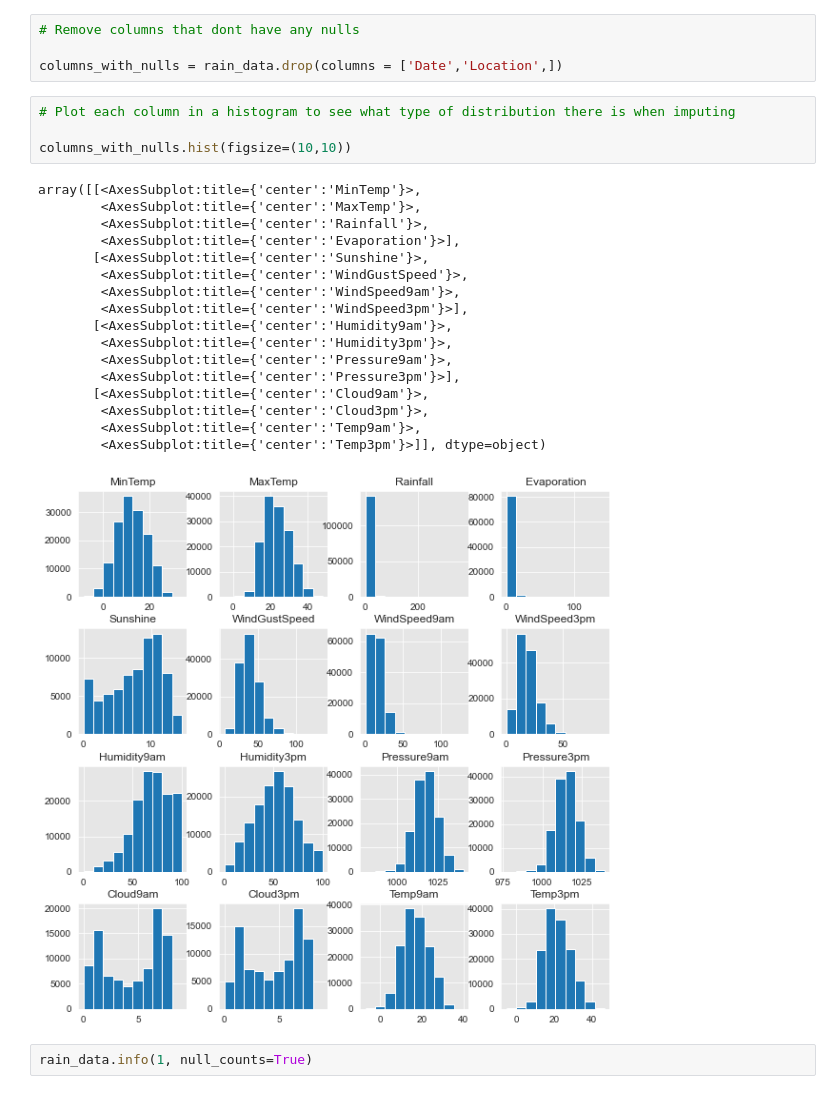
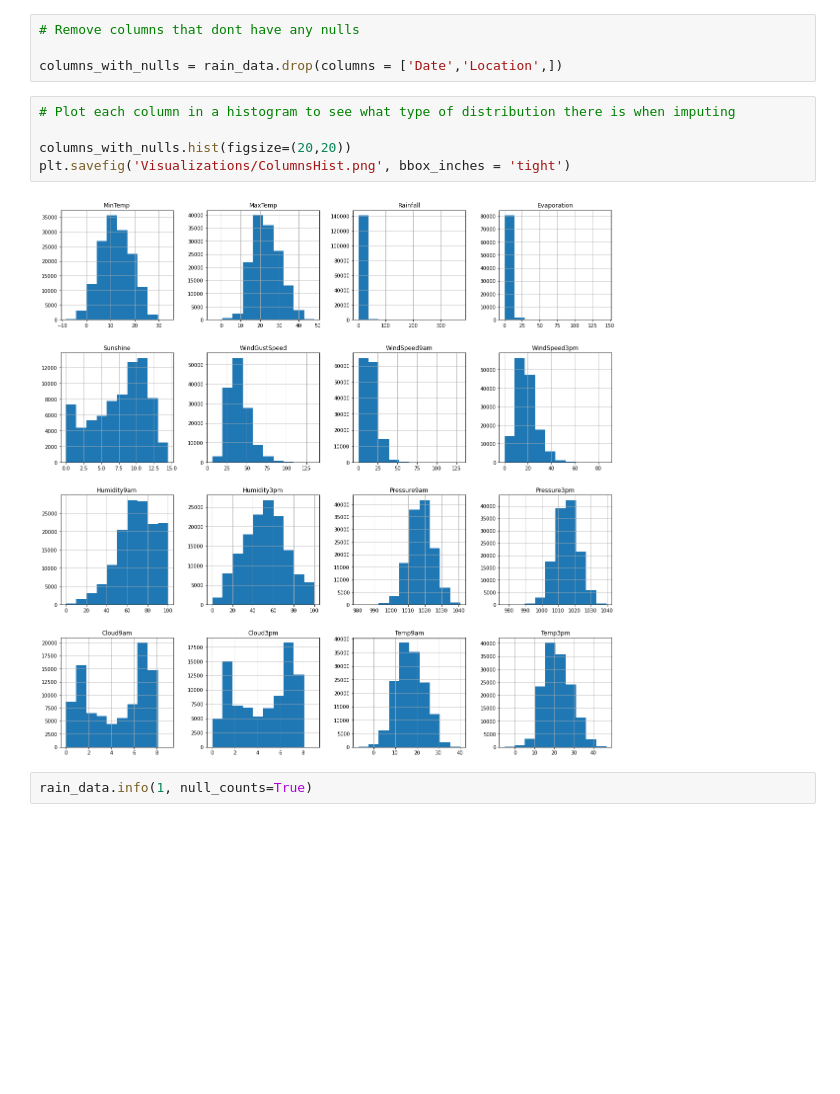
Before and after one commit to justingrisanti/dsc-phase-3-project, a Jupyter notebook: Module 3 Final Project.ipynb, the cells around one changed output. Cells and saved outputs as stored; diff of their text form; blank space fills up the shorter version.

```diff
--- a/Module 3 Final Project.ipynb
+++ b/Module 3 Final Project.ipynb
@@ -168,25 +168,10 @@ columns_with_nulls = rain_data.drop(columns = ['Date','Location',])
 # %%
 # Plot each column in a histogram to see what type of distribution there is when imputing
 
-columns_with_nulls.hist(figsize=(10,10))
+columns_with_nulls.hist(figsize=(20,20))
+plt.savefig('Visualizations/ColumnsHist.png', bbox_inches = 'tight')
 # %% [output]
-array([[<AxesSubplot:title={'center':'MinTemp'}>,
-        <AxesSubplot:title={'center':'MaxTemp'}>,
-        <AxesSubplot:title={'center':'Rainfall'}>,
-        <AxesSubplot:title={'center':'Evaporation'}>],
-       [<AxesSubplot:title={'center':'Sunshine'}>,
-        <AxesSubplot:title={'center':'WindGustSpeed'}>,
-        <AxesSubplot:title={'center':'WindSpeed9am'}>,
-        <AxesSubplot:title={'center':'WindSpeed3pm'}>],
-       [<AxesSubplot:title={'center':'Humidity9am'}>,
-        <AxesSubplot:title={'center':'Humidity3pm'}>,
-        <AxesSubplot:title={'center':'Pressure9am'}>,
-        <AxesSubplot:title={'center':'Pressure3pm'}>],
-       [<AxesSubplot:title={'center':'Cloud9am'}>,
-        <AxesSubplot:title={'center':'Cloud3pm'}>,
-        <AxesSubplot:title={'center':'Temp9am'}>,
-        <AxesSubplot:title={'center':'Temp3pm'}>]], dtype=object)
-[figure, old version]
+[figure, new version]
 # %%
 rain_data.info(1, null_counts=True)
 # %% [output]
```
Also changed, not shown: parts of 3 cells of this notebook, 4 other files.
